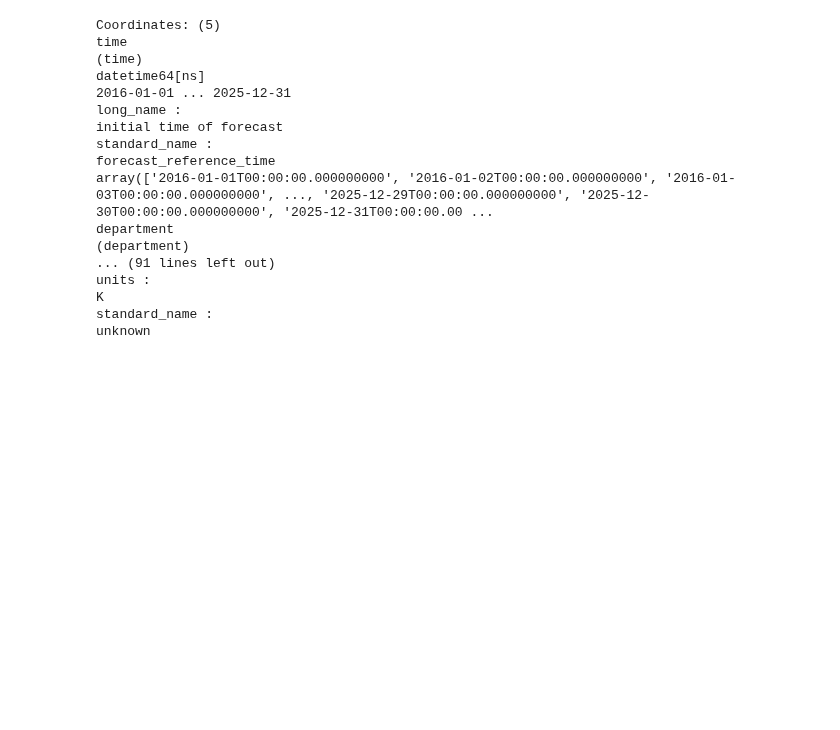
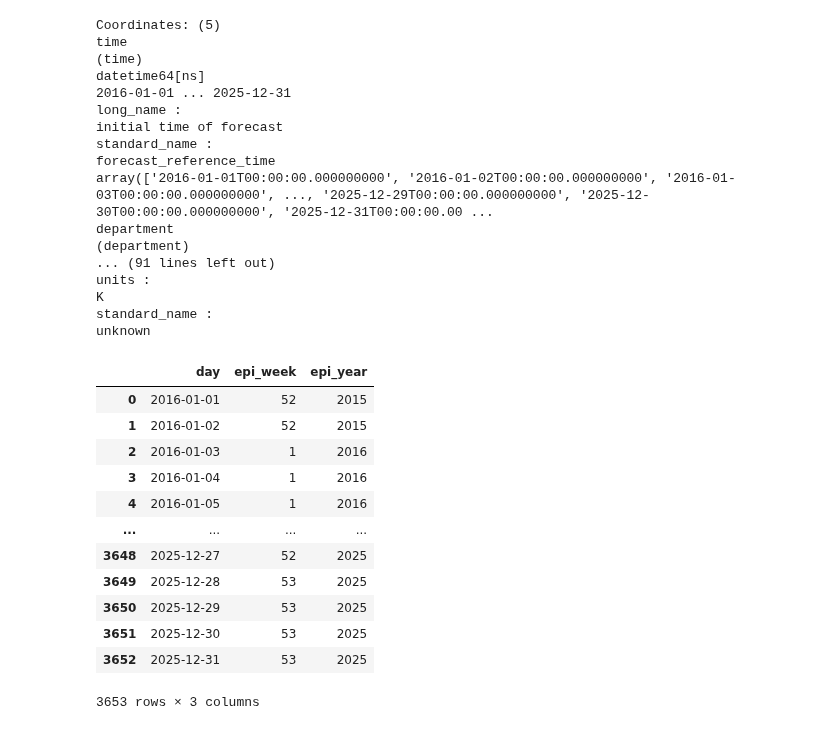
Before and after one commit to CarlosBlanco1/ColombiaDengueForecasting, a Jupyter notebook: notebooks/explore_dengue_cases.ipynb, the cells around one changed output. Cells and saved outputs as stored; diff of their text form; code cells hidden in the pictures; blank space fills up the shorter version.

```diff
--- a/notebooks/explore_dengue_cases.ipynb
+++ b/notebooks/explore_dengue_cases.ipynb
@@ -559,15 +562,34 @@ unknown
 # %%
 import pandas as pd
 
 def epi_calendar(start, end):
     days = pd.date_range(start, end, freq='D')
     sun = days - pd.to_timedelta((days.day_of_week + 1) % 7, unit='D')
     year = (sun + pd.Timedelta(days=3)).year
 
     def first_sunday(y):
         jan_1 = pd.Timestamp(y, 1, 1)
         s = jan_1 - pd.to_timedelta((jan_1.day_of_week + 1) % 7, unit='D')
         return s if (s + pd.Timedelta(days=3)).year == y else s + pd.Timedelta(days=7)
 
     first = pd.Series({ y: first_sunday(y) for y in set(year) })
+    week = ((sun - first.loc[year].values).days // 7) + 1
+    return pd.DataFrame({'day':days, 'epi_week': week, 'epi_year': year})
+
+epi_year_week_per_day_df = epi_calendar('2016-01-01', '2025-12-31')
+epi_year_week_per_day_df
+# %% [output]
+|  | day | epi_week | epi_year |
+| 0 | 2016-01-01 | 52 | 2015 |
+| 1 | 2016-01-02 | 52 | 2015 |
+| 2 | 2016-01-03 | 1 | 2016 |
+| 3 | 2016-01-04 | 1 | 2016 |
+| 4 | 2016-01-05 | 1 | 2016 |
+| ... | ... | ... | ... |
+| 3648 | 2025-12-27 | 52 | 2025 |
+| 3649 | 2025-12-28 | 53 | 2025 |
+| 3650 | 2025-12-29 | 53 | 2025 |
+| 3651 | 2025-12-30 | 53 | 2025 |
+| 3652 | 2025-12-31 | 53 | 2025 |
+3653 rows × 3 columns
 # %%
```
Also changed, not shown: parts of 16 cells of this notebook.
